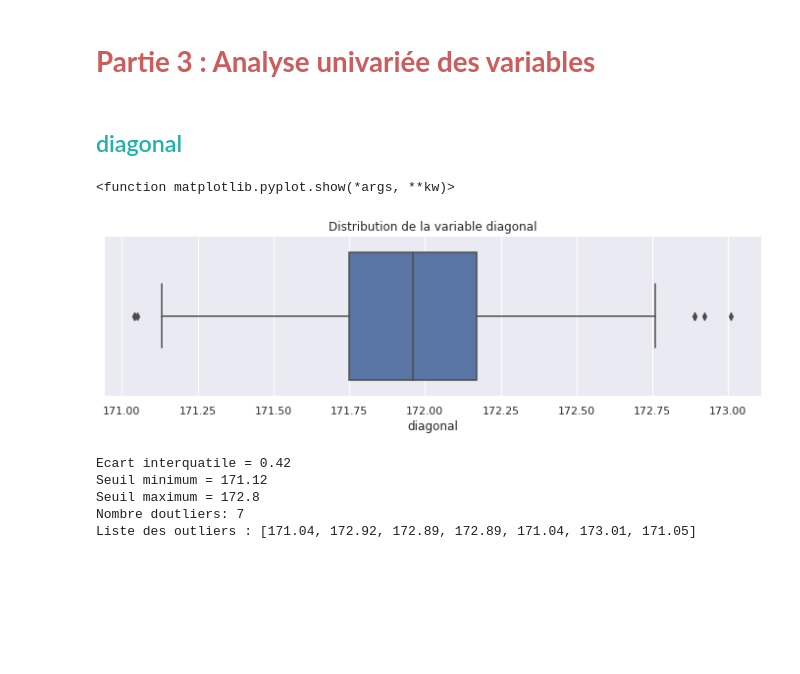
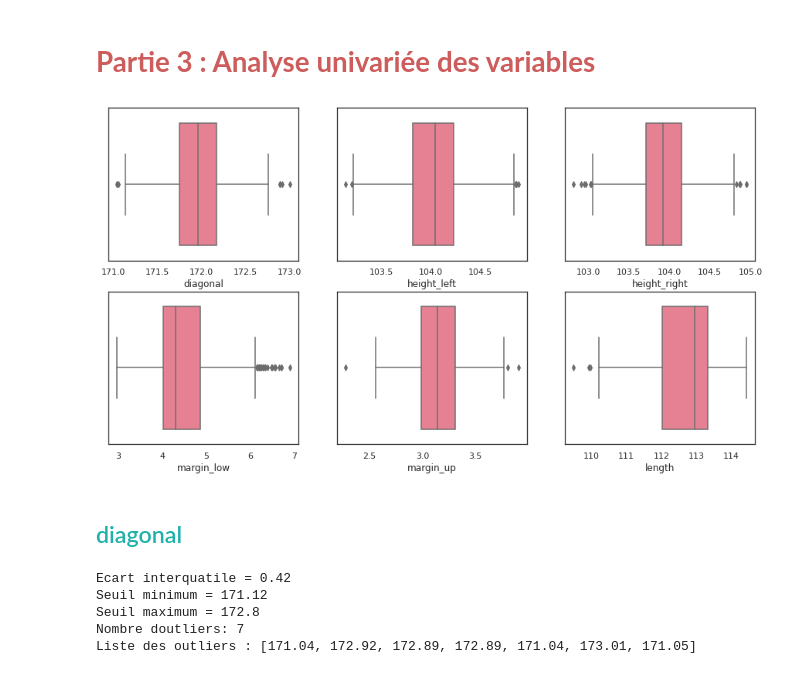
Before and after one commit to Randasabag/Detectez-des-faux-billets-avec-R-ou-Python, a Jupyter notebook: P10.ipynb, the cells around one changed output. Cells and saved outputs as stored; diff of their text form; code cells hidden in the pictures; blank space fills up the shorter version.

```diff
--- a/P10.ipynb
+++ b/P10.ipynb
@@ -591,19 +590,36 @@ df_billets_final[df_billets_final.isnull().any(axis=1)]
 | code_billet |  |  |  |  |  |  |  |
 # %% [markdown]
 # **<font color='indianred'>Partie 3 : Analyse univariée des variables</font>**
+# %%
+#Comparaison visuelle des clusters par boxplot
+plt.figure(figsize=(15, 8))
+sns.set(style="white", palette="husl")
+plt.subplot(2, 3, 1)
+
+plt.subplot(231)
+sns.boxplot(data=df_billets_final, x='diagonal')
+
+plt.subplot(232)
+sns.boxplot(data=df_billets_final, x='height_left')
+
+plt.subplot(233)
+sns.boxplot(data=df_billets_final, x='height_right')
+
+plt.subplot(234)
+sns.boxplot(data=df_billets_final, x='margin_low')
+
+plt.subplot(235)
+sns.boxplot(data=df_billets_final, x='margin_up')
+
+plt.subplot(236)
+sns.boxplot(data=df_billets_final, x='length')
+
+plt.savefig("boxplots_uni.png")
+plt.show()
+# %% [output]
+[figure, added]
 # %% [markdown]
 ## <a name="C11"><font color='LightSeaGreen'>diagonal</font></a>
-# %%
-#Représentation la variable diagonal sous forme de boxplot
-plt.figure(figsize=(12, 3))
-sns.set(style="darkgrid")
-sns.boxplot(x=df_billets_final["diagonal"], color="b")
-plt.title('Distribution de la variable diagonal')
-plt.savefig("distribution_diagonal_boxplot.png")
-plt.show
-# %% [output]
-<function matplotlib.pyplot.show(*args, **kw)>
-[figure, removed]
 # %%
 #détecte les outliers et les filtre pour avoir un nouveau dataframe sans outliers
 def liste_outliers(df, colonne):
```
Also changed, not shown: parts of 44 cells of this notebook.
